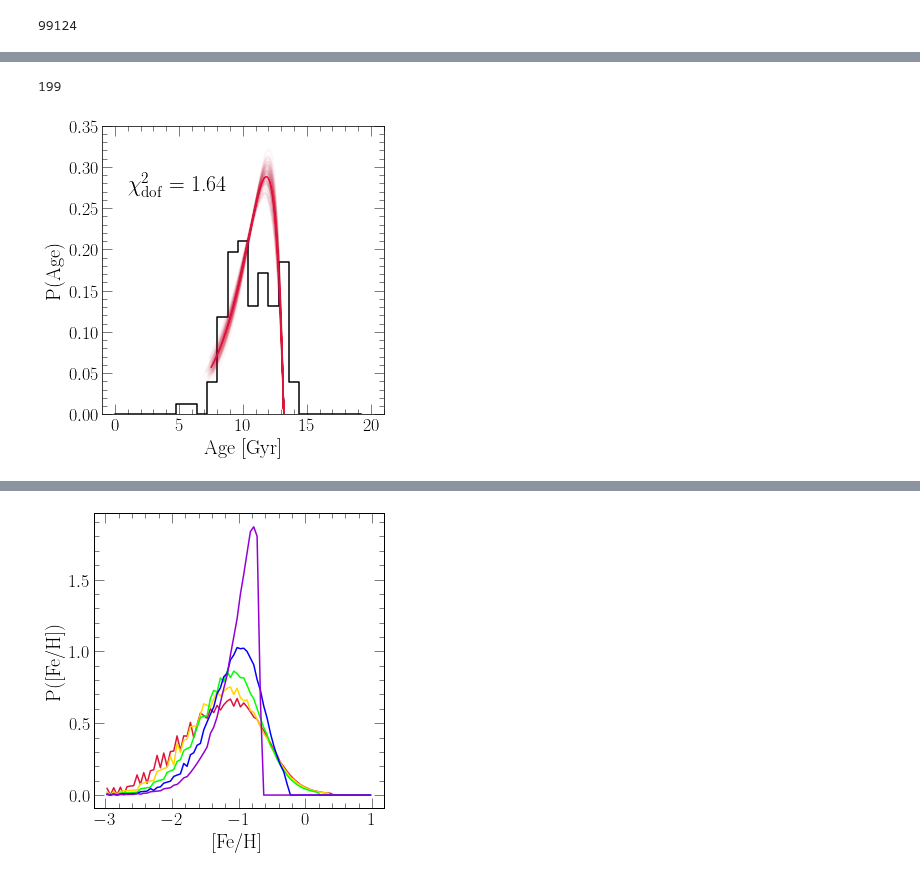
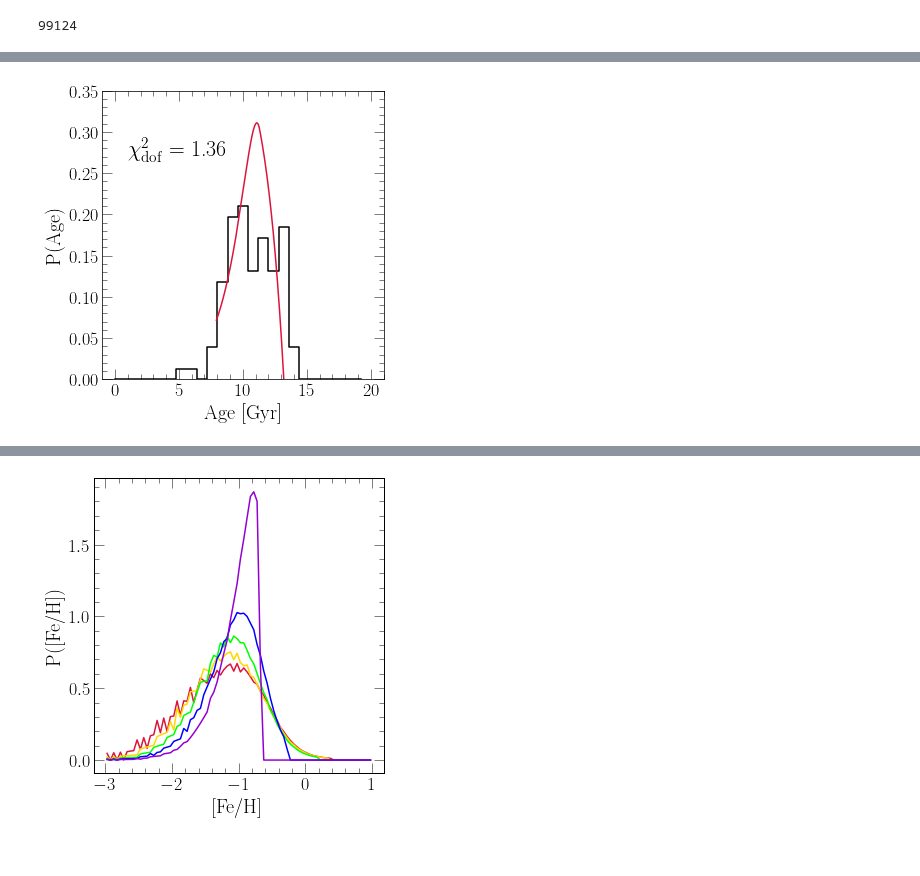
Before and after one commit to giganano/h3halo, a Jupyter notebook: notebooks/paperplots.ipynb, the cells around one changed output, grey strips where cells are left out. Cells and saved outputs as stored; diff of their text form; code cells hidden in the pictures.

```diff
--- a/notebooks/paperplots.ipynb
+++ b/notebooks/paperplots.ipynb
@@ -1279,68 +1302,68 @@ ax.set_xlim([-1, 21])
 ax.set_ylim([0, 0.35])
 # ax.set_yticks([0, 0.05, 0.1, 0.15, 0.2])
 
 kwargs = {
     "bins": 25,
     "range": [0, 20],
     "density": True
 }
 age_dist, age_bins = np.histogram(gse["age"], **kwargs)
 ax.step(age_bins[:-1], age_dist, where = "post", c = named_colors()["black"])
 
 with vice.output("./bestfit") as bfout:
     diff = 13.2 - bfout.history["time"][-1]
     xvals = [_ + diff for _ in bfout.history["lookback"]]
     norm = sum(bfout.history["sfr"]) * (bfout.history["time"][1] - bfout.history["time"][0])
     yvals = [_ / norm for _ in bfout.history["sfr"]]
+#     print(sum(yvals) * (bfout.history["time"][1] - bfout.history["time"][0]))
     ax.plot(xvals, yvals, c = named_colors()["crimson"])
 
-random.seed(a = 0)
-n_subs = 200
-prob = [m.exp(_) for _ in chain["logp"]]
-norm = sum(prob)
-prob = [_ / norm for _ in prob]
-indeces = np.random.choice(list(range(len(prob))), p = prob, size = n_subs)
-kwargs = {
-    "c": named_colors()["crimson"]
-}
+# random.seed(a = 0)
+# n_subs = 200
+# prob = [m.exp(_) for _ in chain["logp"]]
+# norm = sum(prob)
+# prob = [_ / norm for _ in prob]
+# indeces = np.random.choice(list(range(len(prob))), p = prob, size = n_subs)
+# kwargs = {
+#     "c": named_colors()["crimson"]
+# }
 
-with vice.singlezone(name = "sampled") as sz:
-    for i in range(n_subs):
-        sz.elements = ["fe", "o"]
-        sz.func = exponential(timescale = chain["tau_in"][indeces[i]])
-        sz.func.timescale = chain["tau_in"][indeces[i]]
-        sz.mode = "ifr"
-        sz.Mg0 = 0
-        sz.nthreads = 2
-        sz.tau_star = chain["tau_star"][indeces[i]]
-        sz.eta = chain["eta"][indeces[i]]
-        sz.dt = chain["tau_tot"][indeces[i]] / 500
-        vice.yields.ccsne.settings['fe'] = chain["y_fe_cc"][indeces[i]]
-        vice.yields.sneia.settings['fe'] = chain["y_fe_ia"][indeces[i]]
-        out = sz.run(np.linspace(0, chain["tau_tot"][indeces[i]], 501),
-            overwrite = True, capture = True)
+# with vice.singlezone(name = "sampled") as sz:
+#     for i in range(n_subs):
+#         sz.elements = ["fe", "o"]
+#         sz.func = exponential(timescale = chain["tau_in"][indeces[i]])
+#         sz.func.timescale = chain["tau_in"][indeces[i]]
+#         sz.mode = "ifr"
+#         sz.Mg0 = 0
+#         sz.nthreads = 2
+#         sz.tau_star = chain["tau_star"][indeces[i]]
+#         sz.eta = chain["eta"][indeces[i]]
+#         sz.dt = chain["tau_tot"][indeces[i]] / 500
+#         vice.yields.ccsne.settings['fe'] = chain["y_fe_cc"][indeces[i]]
+#         vice.yields.sneia.settings['fe'] = chain["y_fe_ia"][indeces[i]]
+#         out = sz.run(np.linspace(0, chain["tau_tot"][indeces[i]], 501),
+#             overwrite = True, capture = True)
 
-        kwargs["alpha"] = 0.02
-        diff = 13.2 - out.history["time"][-1]
-        xvals = [_ + diff for _ in out.history["lookback"]]
-        norm = sum(out.history["sfr"]) * (out.history["time"][1] - out.history["time"][0])
-        yvals = [_ / norm for _ in out.history["sfr"]]
-        ax.plot(xvals, yvals, **kwargs)
+#         kwargs["alpha"] = 0.02
+#         diff = 13.2 - out.history["time"][-1]
+#         xvals = [_ + diff for _ in out.history["lookback"]]
+#         norm = sum(out.history["sfr"]) * (out.history["time"][1] - out.history["time"][0])
+#         yvals = [_ / norm for _ in out.history["sfr"]]
+#         ax.plot(xvals, yvals, **kwargs)
 
-        sys.stdout.write("\r%d" % (i))
-sys.stdout.write("\n")
+#         sys.stdout.write("\r%d" % (i))
+# sys.stdout.write("\n")
 
-ax.text(1, 0.27, r"$\chi_\text{dof}^2$ = 1.64", fontsize = 22)
+ax.text(1, 0.27, r"$\chi_\text{dof}^2$ = 1.36", fontsize = 22)
 
 plt.tight_layout()
 for ext in ["pdf", "jpeg"]:
     kwargs = {}
     if ext == "jpeg": kwargs["dpi"] = 200
     plt.savefig("../paper/gsefit_agedist.%s" % (ext), **kwargs)
 plt.show()
 # %% [output]
-199
-[figure, old version]
+[figure, new version]
 # %%
 fig = plt.figure()
 top = fig.add_subplot(211)
```
Also changed, not shown: parts of 6 cells of this notebook, 22 other files.
